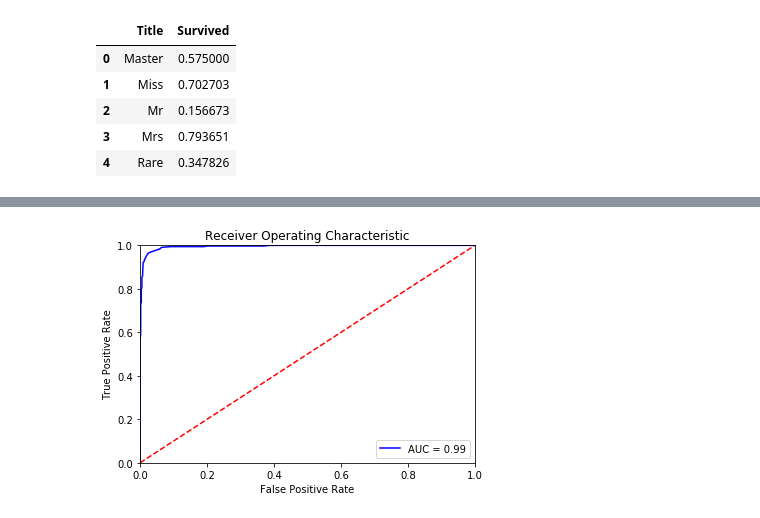
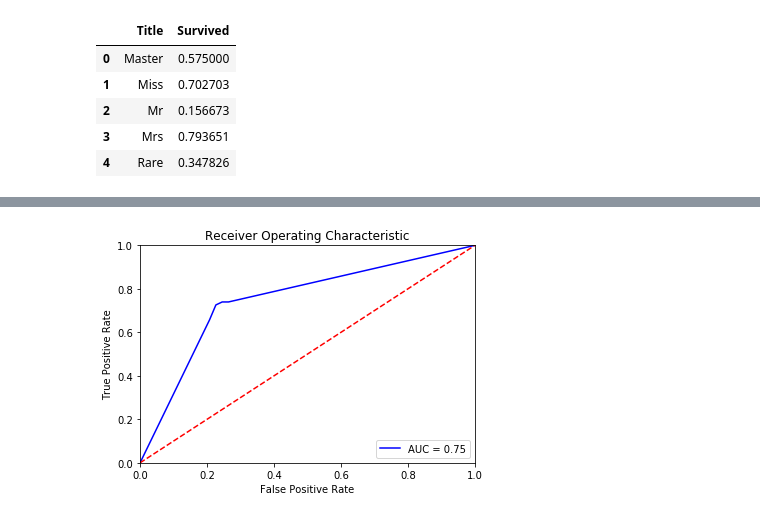
Before and after one commit to maciejchrabaszcz/Golem-BootCamp2019, a Jupyter notebook: Spotkanie2-reprocessing_ewaluacja.ipynb, the cells around one changed output, grey strips where cells are left out. Cells and saved outputs as stored; diff of their text form; code cells hidden in the pictures.

```diff
--- a/Spotkanie2-reprocessing_ewaluacja.ipynb
+++ b/Spotkanie2-reprocessing_ewaluacja.ipynb
@@ -182,2 +204,4 @@ test_df['Age'] = test_df[['Age']].fillna(age_mean)
+# %%
+train_df = pd.concat((train_df, train_ohe), axis=1).drop(categoricals, axis=1)
 # %%
 X = train_df.values
@@ -186,3 +208,7 @@ model = RandomForestClassifier(n_estimators=10)
+# %%
+X_train, X_test, y_train, y_test = train_test_split(X, Y, test_size = 0.2)
+# %%
+model = DecisionTreeClassifier()
 # %%
-model.fit(X, Y_train)
+model.fit(X_train, y_train)
 # %% [output]
@@ -216,17 +241,17 @@ Fscore: 0.9640799191563014
 # %%
-probs = model.predict_proba(X)
+probs = model.predict_proba(X_test)
 preds = probs[:,1]
-fpr, tpr, threshold = roc_curve(Y_train, preds)
+fpr, tpr, threshold = roc_curve(y_test, preds)
 roc_auc = auc(fpr, tpr)
 
 plt.title('Receiver Operating Characteristic')
 plt.plot(fpr, tpr, 'b', label = 'AUC = %0.2f' % roc_auc)
 plt.legend(loc = 'lower right')
 plt.plot([0, 1], [0, 1],'r--')
 plt.xlim([0, 1])
 plt.ylim([0, 1])
 plt.ylabel('True Positive Rate')
 plt.xlabel('False Positive Rate')
 plt.show()
 # %% [output]
-[figure, old version]
+[figure, new version]
```
Also changed, not shown: parts of 28 cells of this notebook.
